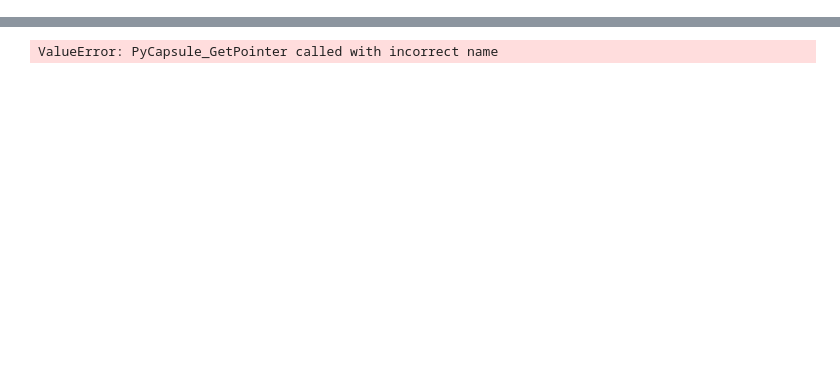
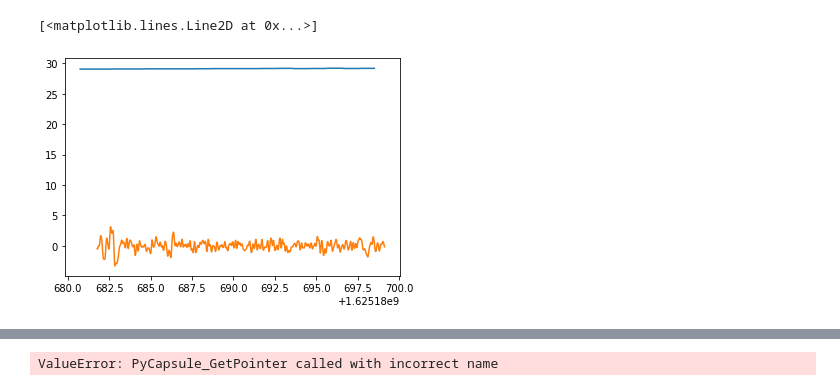
Before and after one commit to aibanks/Holodeck_Sensorlab, a Jupyter notebook: E4_to_LSL.ipynb, the cells around one changed output, grey strips where cells are left out. Cells and saved outputs as stored; diff of their text form; code cells hidden in the pictures; blank space fills up the shorter version.

Commit message:
Altered code to read data directly from streaming server
Still needs work for plotting in real time

```diff
--- a/E4_to_LSL.ipynb
+++ b/E4_to_LSL.ipynb
@@ -204,0 +179,9 @@ AttributeError: 'str' object has no attribute 'decode'
+# %%
+import matplotlib.pyplot as plt
+import numpy as np
+
+plt.plot(temp_timestamp, temp_data)
+plt.plot(bvp_timestamp, bvp_data)
+# %% [output]
+[<matplotlib.lines.Line2D at 0x...>]
+[figure, added]
```
Also changed, not shown: parts of 9 cells of this notebook.
